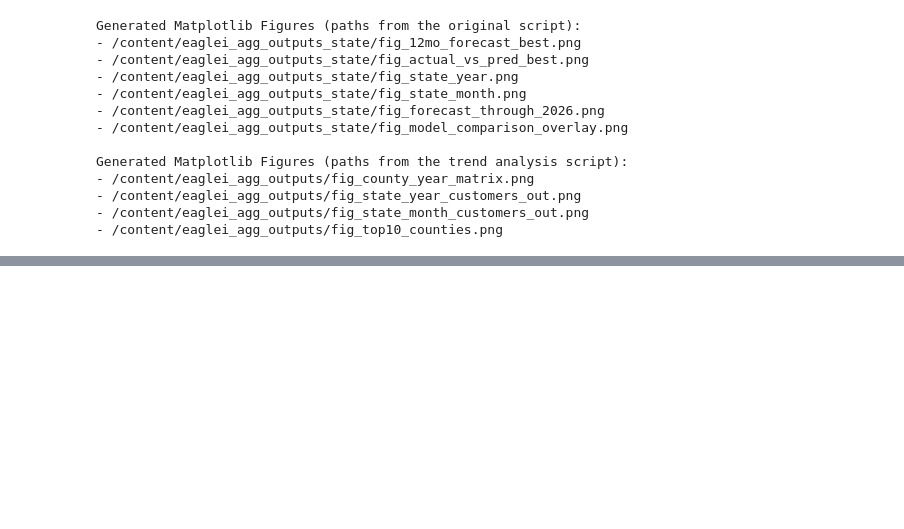
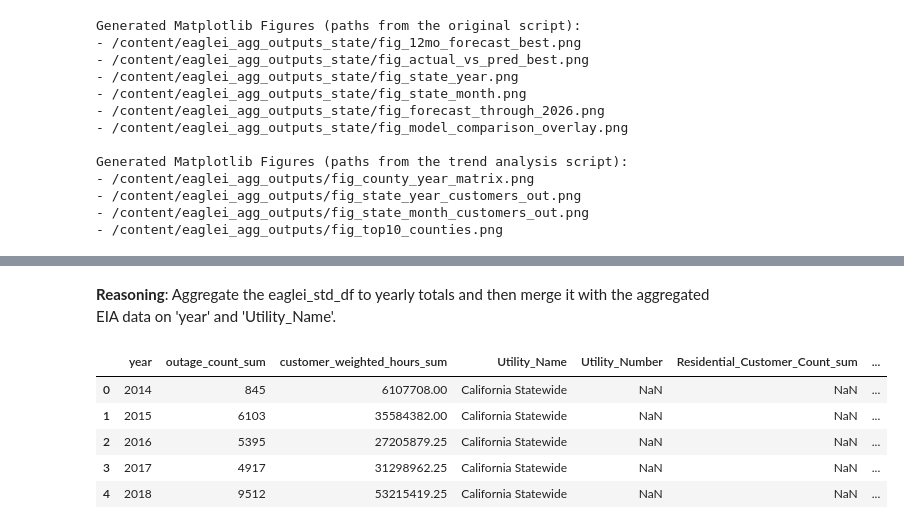
Before and after one commit to victorialovefranklin/Toward-Climate-Resilient-Energy-Systems, a Jupyter notebook: EAGLE_I_Aggregated_(Statewide)_Trends_Models_Forecast.ipynb, the cells around one changed output, grey strips where cells are left out. Cells and saved outputs as stored; diff of their text form; code cells hidden in the pictures; blank space fills up the shorter version.

```diff
--- a/EAGLE_I_Aggregated_(Statewide)_Trends_Models_Forecast.ipynb
+++ b/EAGLE_I_Aggregated_(Statewide)_Trends_Models_Forecast.ipynb
@@ -1119,0 +1312,19 @@ Generated Matplotlib Figures (paths from the trend analysis script):
+# %%
+# Aggregate EIA sales data by year, Utility_Number, and Utility_Name
+eia_sales_aggregated = eia_sales_std_df.groupby(['year', 'Utility_Number', 'Utility_Name'], as_index=False).agg(
+    Residential_Customer_Count_sum=('Residential_Customer_Count', 'sum'),
+    Commercial_Customer_Count_sum=('Commercial_Customer_Count', 'sum'),
+    Industrial_Customer_Count_sum=('Industrial_Customer_Count', 'sum'),
+    Transportation_Customer_Count_sum=('Transportation_Customer_Count', 'sum'),
+    Total_Customer_Count_sum=('Total_Customer_ Count', 'sum')
+)
+
+# Group EIA territory data by year, Utility_Number, Utility_Name, and county and count the number of counties
+eia_territory_aggregated = eia_territory_std_df.groupby(['year', 'Utility_Number', 'Utility_Name', 'county'], as_index=False).size().rename(columns={'size': 'num_counties_served'})
+
+# Display the head of the aggregated dataframes
+print("Aggregated EIA Sales Data:")
+display(eia_sales_aggregated.head())
+
+print("\nAggregated EIA Territory Data (County Count per Utility per Year):")
+display(eia_territory_aggregated.head())
@@ -1119,0 +1351,40 @@ Generated Matplotlib Figures (paths from the trend analysis script):
+# %% [markdown]
+**Reasoning**:
+Aggregate the eaglei_std_df to yearly totals and then merge it with the aggregated EIA data on 'year' and 'Utility_Name'.
+# %%
+# Aggregate eaglei_std_df to yearly totals
+eaglei_yearly_agg = eaglei_std_df.groupby('year', as_index=False).agg(
+    outage_count_sum=('outage_count', 'sum'),
+    customer_weighted_hours_sum=('customer_weighted_hours', 'sum')
+)
+
+# Since EAGLE-I data is statewide, assign a placeholder 'Utility_Name' for merging
+# This assumes the aggregated EAGLE-I data represents a single 'utility' that covers the state.
+# A more sophisticated approach would require mapping specific utilities to EAGLE-I data if available.
+eaglei_yearly_agg['Utility_Name'] = 'California Statewide'
+
+# Merge yearly aggregated EAGLE-I data with aggregated EIA sales data
+merged_df = pd.merge(
+    eaglei_yearly_agg,
+    eia_sales_aggregated,
+    on=['year', 'Utility_Name'],
+    how='left'
+)
+
+# Merge the result with aggregated EIA territory data
+final_merged_df = pd.merge(
+    merged_df,
+    eia_territory_aggregated,
+    on=['year', 'Utility_Number', 'Utility_Name'],
+    how='left'
+)
+
+# Display the head of the final merged DataFrame
+display(final_merged_df.head())
+# %% [output]
+|  | year | outage_count_sum | customer_weighted_hours_sum | Utility_Name | Utility_Number | Residential_Customer_Count_sum | ... |
+| 0 | 2014 | 845 | 6107708.00 | California Statewide | NaN | NaN | ... |
+| 1 | 2015 | 6103 | 35584382.00 | California Statewide | NaN | NaN | ... |
+| 2 | 2016 | 5395 | 27205879.25 | California Statewide | NaN | NaN | ... |
+| 3 | 2017 | 4917 | 31298962.25 | California Statewide | NaN | NaN | ... |
+| 4 | 2018 | 9512 | 53215419.25 | California Statewide | NaN | NaN | ... |
```
Also changed, not shown: parts of 22 cells of this notebook.
